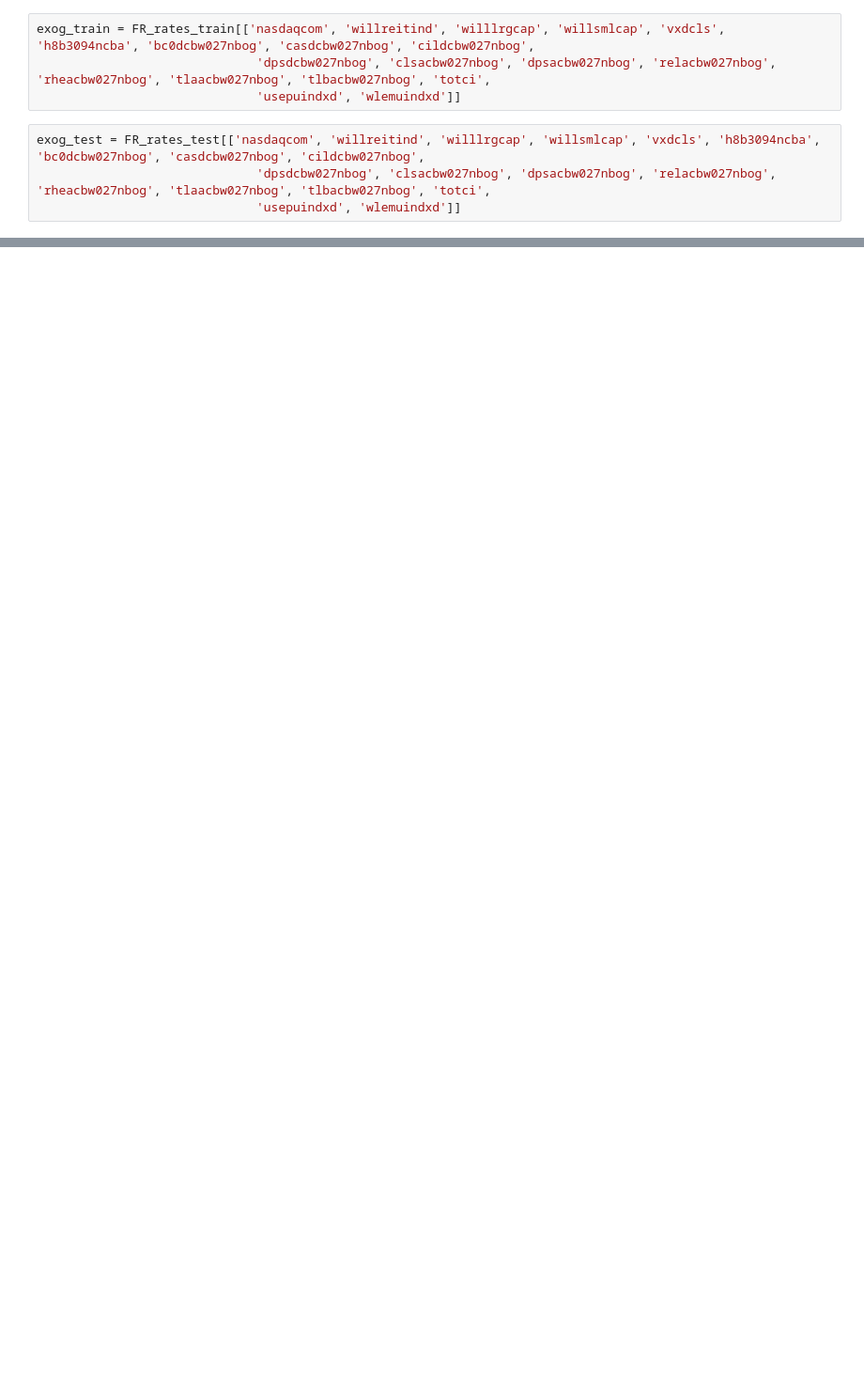
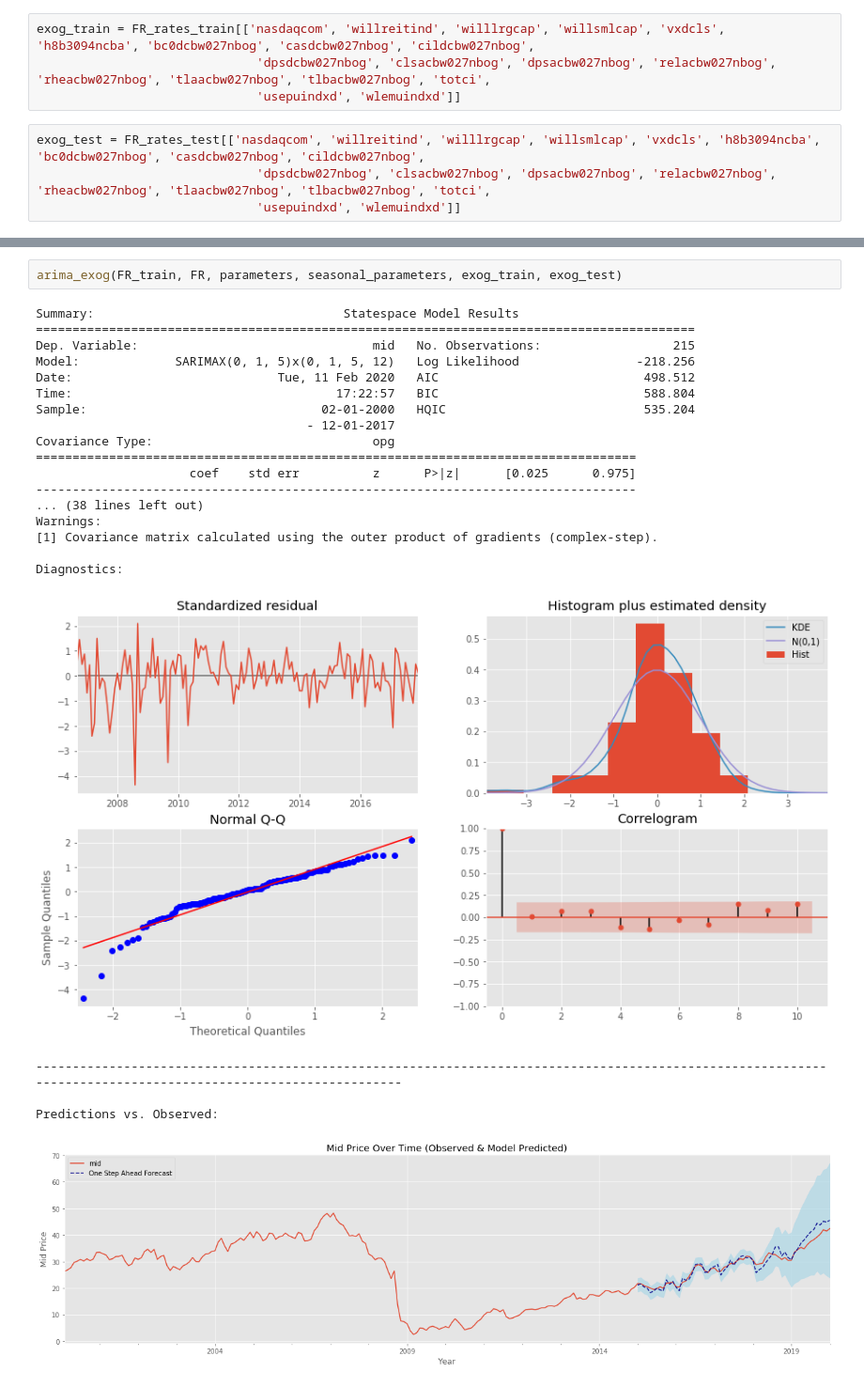
Before and after one commit to andrewcole33/reit_time_series_analysis, a Jupyter notebook: FR_TS.ipynb, the cells around one changed output, grey strips where cells are left out. Shown at 94% size. Drawn from its saved outputs; the diff is of its cells as text; blank space fills up the shorter version.

Commit message:
Update Models & add commentary to FR_TS.ipynb.

```diff
--- a/FR_TS.ipynb
+++ b/FR_TS.ipynb
@@ -227,0 +199,25 @@ plt.show()
+# %%
+arima_exog(FR_train, FR, parameters, seasonal_parameters, exog_train, exog_test)
+# %% [output]
+Summary:                                  Statespace Model Results
+==========================================================================================
+Dep. Variable:                                mid   No. Observations:                  215
+Model:             SARIMAX(0, 1, 5)x(0, 1, 5, 12)   Log Likelihood                -218.256
+Date:                            Tue, 11 Feb 2020   AIC                            498.512
+Time:                                    17:22:57   BIC                            588.804
+Sample:                                02-01-2000   HQIC                           535.204
+                                     - 12-01-2017
+Covariance Type:                              opg
+==================================================================================
+                     coef    std err          z      P>|z|      [0.025      0.975]
+----------------------------------------------------------------------------------
+... (38 lines left out)
+Warnings:
+[1] Covariance matrix calculated using the outer product of gradients (complex-step).
+
+Diagnostics:
+[figure, added]
+--------------------------------------------------------------------------------------------------------------------------------------------------------------
+
+Predictions vs. Observed:
+[figure, added]
```
Also changed, not shown: parts of 35 cells of this notebook, 8 other files.
